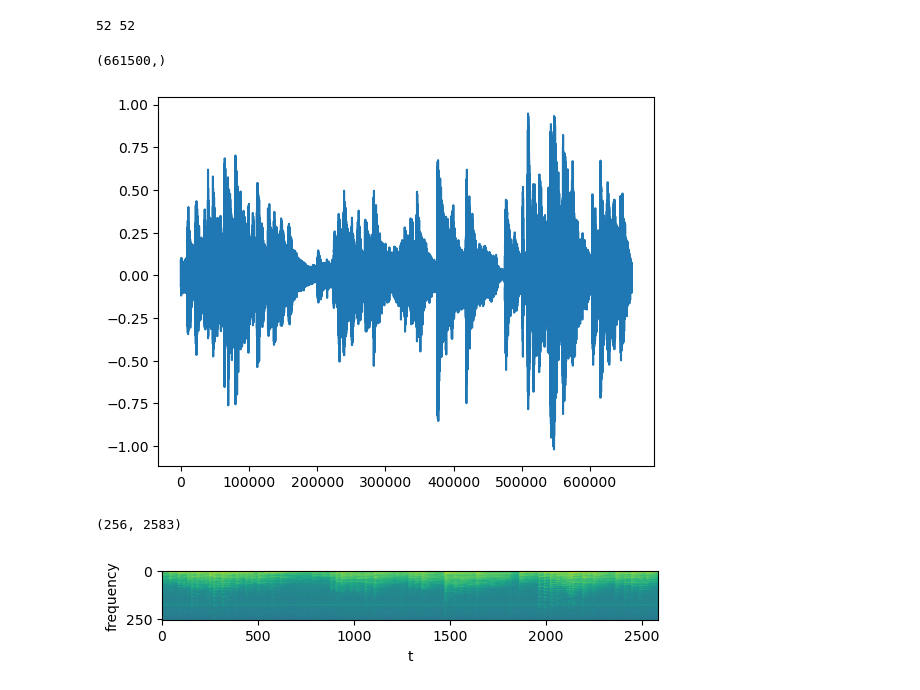
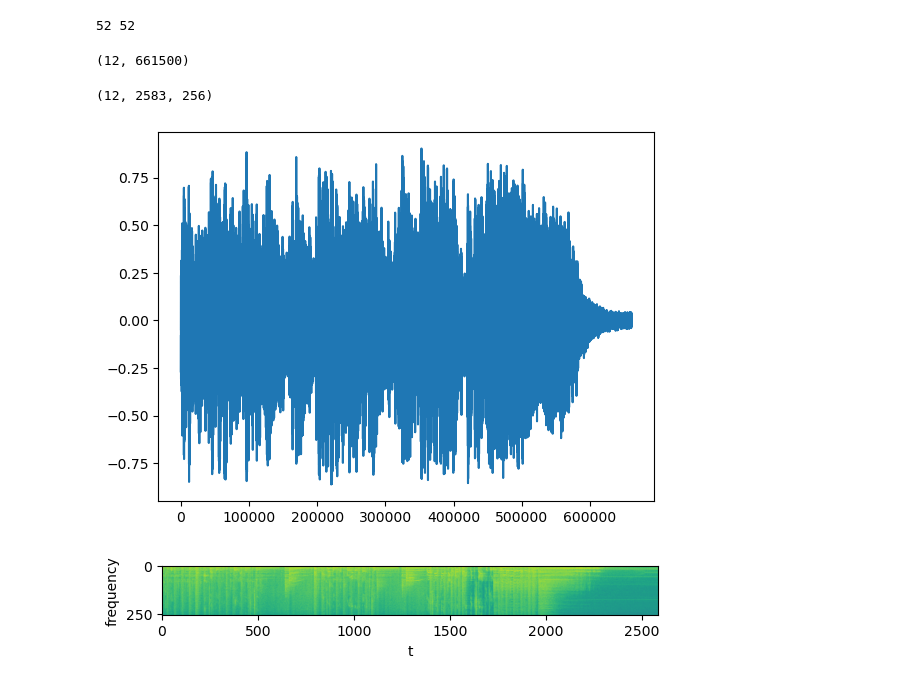
Before and after one commit to jonasbuechi/music_speech, a Jupyter notebook: RNN.ipynb, the cells around one changed output. Saved outputs shown, nothing was run; the diff lists cells and outputs as text; code cells hidden in the pictures.

```diff
--- a/RNN.ipynb
+++ b/RNN.ipynb
@@ -90,25 +93,30 @@ speech = list(set(speech)-set(speech_test))
 print (len(music), len(speech))
 # %% [output]
 52 52
-# %%
-mus0 = load_wav(music[13])
-print(mus0.shape)
-plt.plot(mus0)
-plt.show()
-# %% [output]
-(661500,)
-[figure, removed]
-# %%
-re, im = dft(mus0)
-mag, phs = get_mag_phs(re, im)
-mag = mag.T #transpose
-magl = np.log(mag)
-print(mag.shape)
-plt.imshow(magl)
-plt.xlabel('t')
-plt.ylabel('frequency')
-plt.show()
-# %% [output]
-(256, 2583)
-[figure, removed]
+# %%
+mus = load_wav(music_test)
+mus.shape
+# %% [output]
+(12, 661500)
+# %%
+fft_step=256
+fft_size=512
+fft_chunks = len(mus[0])//fft_step
+
+logmag = dft_logmag(mus,fft_chunks,fft_step,fft_size)
+logmag.shape
+# %% [output]
+(12, 2583, 256)
+# %%
+plt.plot(mus[1])
+plt.show()
+# %% [output]
+[figure, added]
+# %%
+plt.imshow(logmag[1].T)
+plt.xlabel('t')
+plt.ylabel('frequency')
+plt.show()
+# %% [output]
+[figure, added]
 # %%
```
Also changed, not shown: parts of 5 cells of this notebook, 1 other file.
